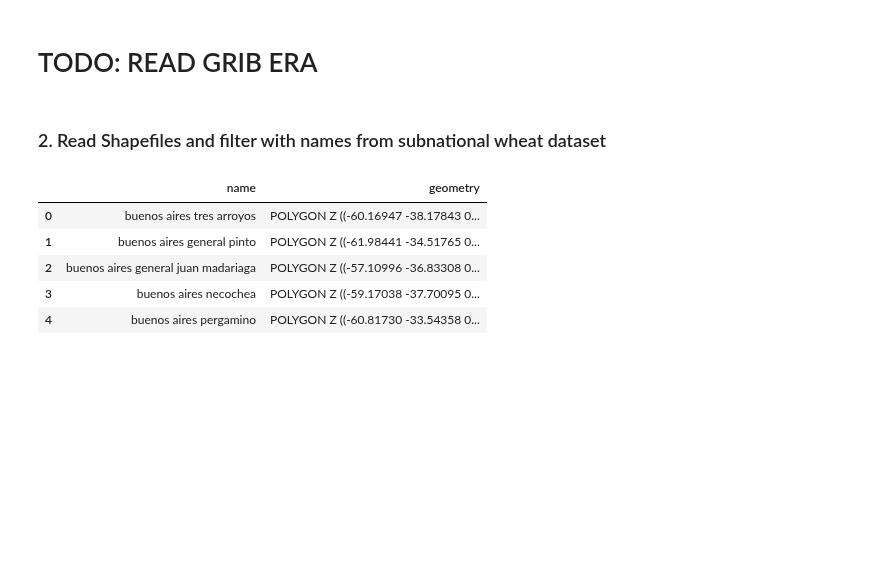
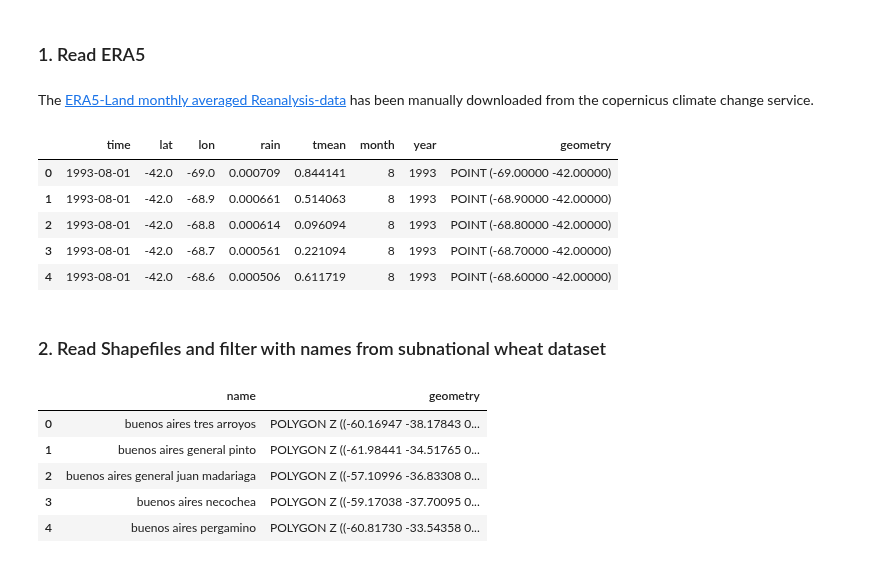
Before and after one commit to mzachow/wheat-yield-forecast-argentina, a Jupyter notebook: 2_prepare_era_features.ipynb, the cells around one changed output. Cells and saved outputs as stored; diff of their text form; code cells hidden in the pictures; blank space fills up the shorter version.

```diff
--- a/2_prepare_era_features.ipynb
+++ b/2_prepare_era_features.ipynb
@@ -12,2 +10,4 @@ The autoreload extension is already loaded. To reload it, use:
-# %% [markdown]
-# TODO: READ GRIB ERA
+# %% [markdown]
+### 1. Read ERA5
+# %% [markdown]
+The [ERA5-Land monthly averaged Reanalysis-data](https://cds.climate.copernicus.eu/cdsapp#!/dataset/reanalysis-era5-land-monthly-means?tab=overview) has been manually downloaded from the copernicus climate change service.
@@ -14,3 +24,31 @@ The autoreload extension is already loaded. To reload it, use:
+# %%
+# Kelvin to Celsius
+era["t2m"] = era["t2m"].apply(lambda x: x - 273.15)
+# time to datetime
+era["time"] = pd.to_datetime(era["time"])
+era["valid_time"] = pd.to_datetime(era["valid_time"])
+
+
+era = (era
+       .sort_values(by=["time", "latitude", "longitude"])
+       .loc[:, ["time", "latitude", "longitude", "t2m", "tp"]]
+       .rename(columns={"latitude":"lat", "longitude":"lon", "t2m":"tmean", "tp":"rain"})
+       .reset_index(drop=True))
+
+era["month"] = era["time"].dt.month
+era["year"] = era["time"].dt.year
+era = era.loc[era["month"].between(8,11) & (era["year"] >= 1993)].reset_index(drop=True)
+era = era[["time", "lat", "lon", "rain", "tmean", "month", "year"]]
+era = gp.GeoDataFrame(era, geometry=gp.points_from_xy(era["lon"], era["lat"], crs="EPSG:4326"))
+
+era.head()
+# %% [output]
+|  | time | lat | lon | rain | tmean | month | year | geometry |
+| 0 | 1993-08-01 | -42.0 | -69.0 | 0.000709 | 0.844141 | 8 | 1993 | POINT (-69.00000 -42.00000) |
+| 1 | 1993-08-01 | -42.0 | -68.9 | 0.000661 | 0.514063 | 8 | 1993 | POINT (-68.90000 -42.00000) |
+| 2 | 1993-08-01 | -42.0 | -68.8 | 0.000614 | 0.096094 | 8 | 1993 | POINT (-68.80000 -42.00000) |
+| 3 | 1993-08-01 | -42.0 | -68.7 | 0.000561 | 0.221094 | 8 | 1993 | POINT (-68.70000 -42.00000) |
+| 4 | 1993-08-01 | -42.0 | -68.6 | 0.000506 | 0.611719 | 8 | 1993 | POINT (-68.60000 -42.00000) |
 # %% [markdown]
 ### 2. Read Shapefiles and filter with names from subnational wheat dataset
 # %%
```
Also changed, not shown: parts of 5 cells of this notebook, 33 other files.
